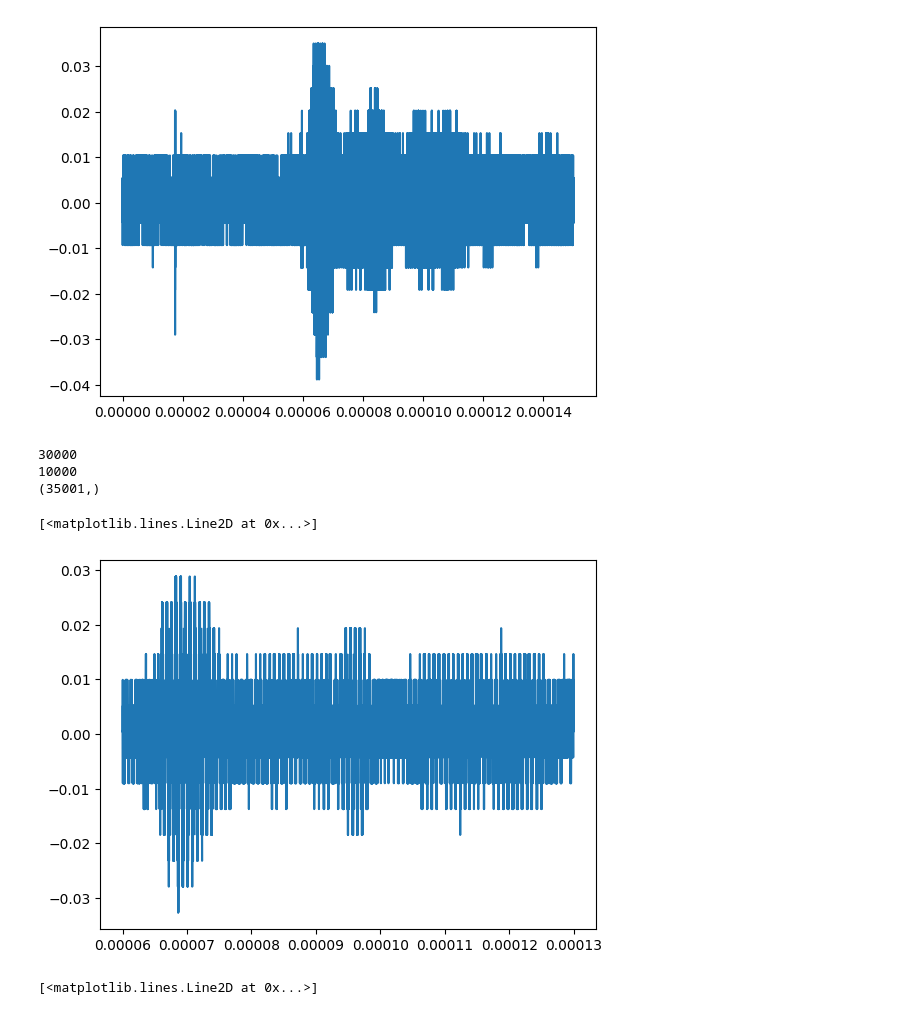
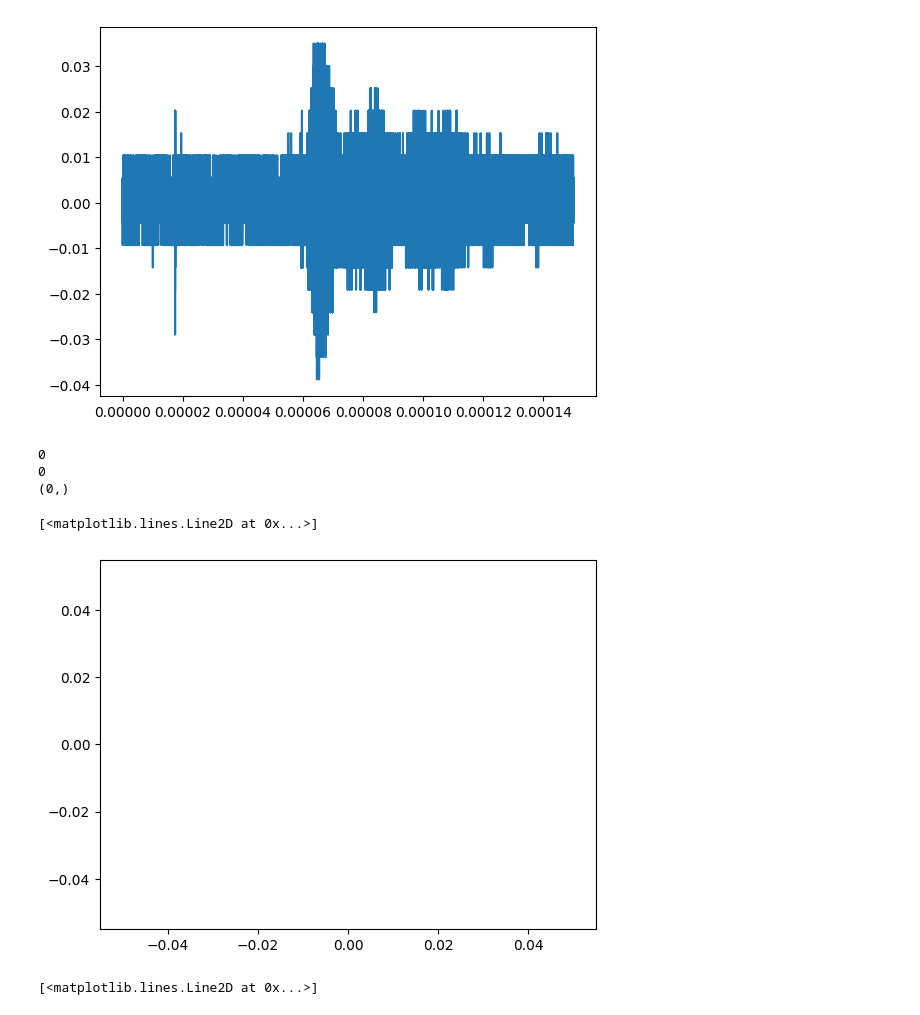
Before and after one commit to Kaldarinz/PA-RSCF-22-72-00015-, a Jupyter notebook: data_read.ipynb, the cells around one changed output. Drawn from its saved outputs; the diff is of its cells as text; code cells hidden in the pictures.

```diff
--- a/data_read.ipynb
+++ b/data_read.ipynb
@@ -3,10 +3,10 @@ import numpy as np
 from matplotlib import pyplot as plt
 from scipy.fftpack import rfft, irfft, fftfreq
 # %%
-filename = 'measuring results/Sample_name-TiN-Full1.npy'
+filename = 'measuring results/Sample_name-TiN-Full3.npy'
 data = np.load(filename)
 # %%
-sample_rate = 500000000
+sample_rate = 50000000
 
 full_duration = data.shape[2]/sample_rate*1000000
 
@@ -23,7 +23,7 @@ filtered_f_signal = f_signal.copy()
 filtered_f_signal[:,:,(W<300000)] = 0
 filtered_f_signal[:,:,(W>5000000)] = 0
 
-print('main_freq = ', W[filtered_f_signal[2,5,:].argmax()]/1000000, 'MHz')
+print('main_freq = ', W[filtered_f_signal[0,0,:].argmax()]/1000000, 'MHz')
 
 filtered_signal = irfft(filtered_f_signal)
 # %% [output]
@@ -45,21 +45,21 @@ plt.plot(x_data,data[3,3,:])
 [<matplotlib.lines.Line2D at 0x...>]
 [figure]
 # %%
-pre_time = 60
-post_time = 20
+pre_time = 0
+post_time = 0
 
 pre_points = int(pre_time*sample_rate/1000000)
 post_points = int(post_time*sample_rate/1000000)
 print(pre_points)
 print(post_points)
 print(data[0,0,pre_points:-post_points].shape)
-plt.plot(x_data[pre_points:-post_points], data[0,3,pre_points:-post_points])
+plt.plot(x_data[pre_points:-post_points], data[0,0,pre_points:-post_points])
 # %% [output]
-30000
-10000
-(35001,)
+0
+0
+(0,)
 [<matplotlib.lines.Line2D at 0x...>]
-[figure, old version]
+[figure, new version]
 # %%
 plt.plot(x_data[pre_points:-post_points], filtered_signal[3,5,pre_points:-post_points])
 # %% [output]
```
Also changed, not shown: parts of 6 cells of this notebook, 2 other files.
